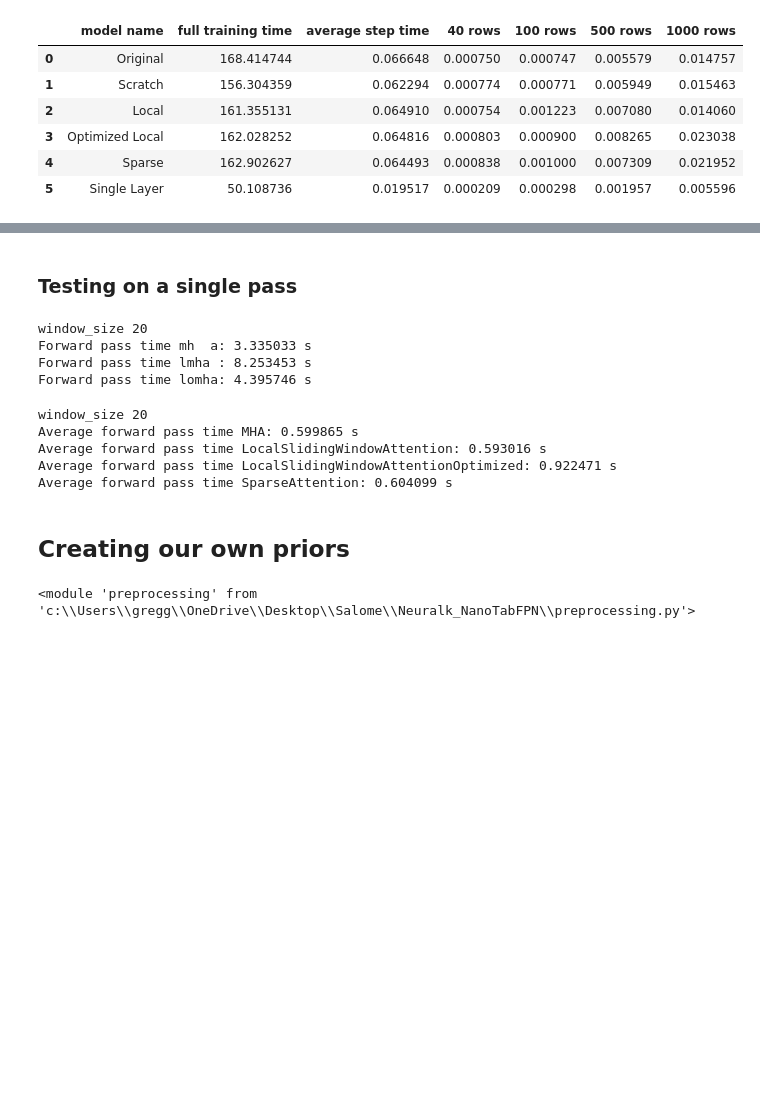
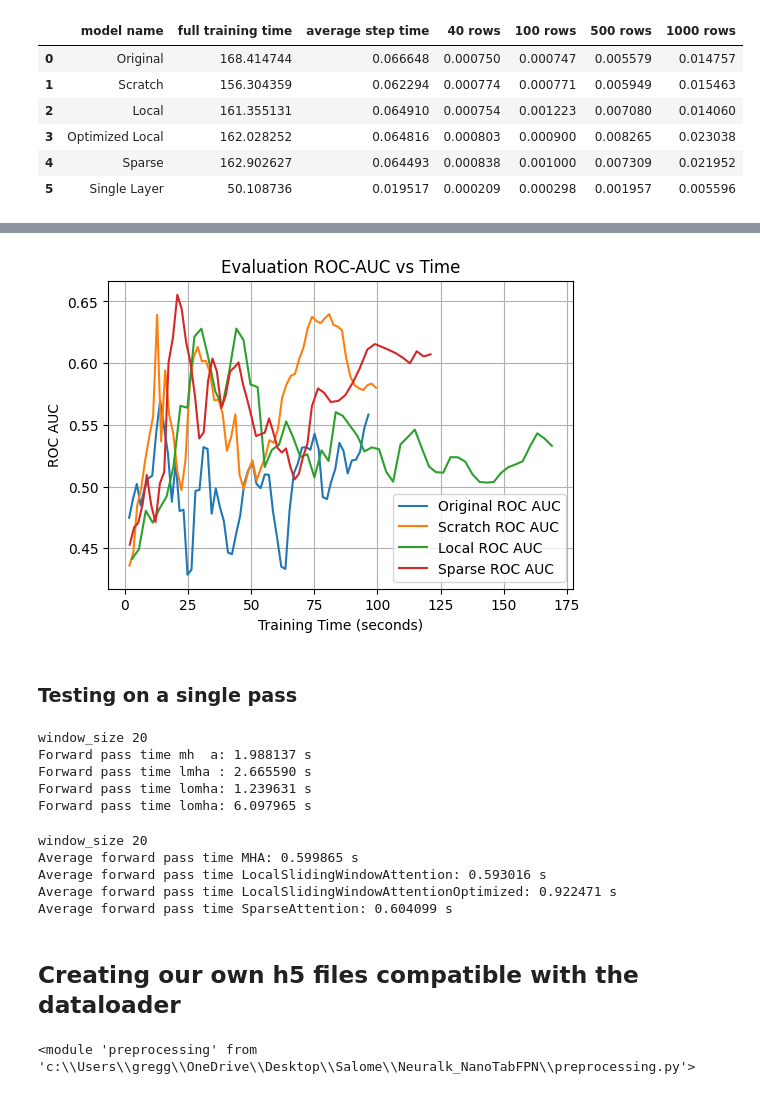
Before and after one commit to sgobbi/Neuralk_NanoTabFPN, a Jupyter notebook: experiment.ipynb, the cells around one changed output, grey strips where cells are left out. Saved outputs shown, nothing was run; the diff lists cells and outputs as text; code cells hidden in the pictures; blank space fills up the shorter version.

```diff
--- a/experiment.ipynb
+++ b/experiment.ipynb
@@ -869,3 +1280,7 @@ merged
+# %%
+plot_metric("ROC vs time", model_histories_coverage_with_mem)
+# %% [output]
+[figure, added]
 # %% [markdown]
 ### Testing on a single pass
 # %%
@@ -887,12 +1302,14 @@ x = torch.randn(B, N, E)
 mha = MultiHeadAttentionFromScratch(E, num_heads= 4 )
 lmha = LocalSlidingWindowAttention(E, num_heads = 4 )
 lomha = LocalSlidingWindowAttentionOptimized(E, num_heads=4)
+emha = EinsteinLocalAttention(E, num_heads = 4)
 
 mha_time = 0
 lmha_time = 0
 lomha_time = 0
+emha_time = 0
 
-for i in range(200):
+for i in range(50):
 
     start = time.time()
     out, attn = mha(x)
@@ -909,14 +1326,21 @@ for i in range(200):
     end_local_optimized = time.time()
     lomha_time += end_local_optimized - start_local_optimized
 
+    start_local_einstein = time.time()
+    out_local_einstein, attn_local_einstein = emha(x)
+    end_local_einstein = time.time()
+    emha_time += end_local_einstein - start_local_einstein
+
 print(f"Forward pass time mh  a: {mha_time:.6f} s")
 print(f"Forward pass time lmha : {lmha_time:.6f} s")
 print(f"Forward pass time lomha: {lomha_time:.6f} s")
+print(f"Forward pass time emha: {emha_time:.6f} s")
 # %% [output]
 window_size 20
-Forward pass time mh  a: 3.335033 s
-Forward pass time lmha : 8.253453 s
-Forward pass time lomha: 4.395746 s
+Forward pass time mh  a: 1.988137 s
+Forward pass time lmha : 2.665590 s
+Forward pass time lomha: 1.239631 s
+Forward pass time lomha: 6.097965 s
 # %%
 import torch
 import time
@@ -970,7 +1394,7 @@ Average forward pass time LocalSlidingWindowAttention: 0.593016 s
 Average forward pass time LocalSlidingWindowAttentionOptimized: 0.922471 s
 Average forward pass time SparseAttention: 0.604099 s
 # %% [markdown]
-## Creating our own priors
+## Creating our own h5 files compatible with the dataloader
 # %%
 import h5py
 import numpy as np
```
Also changed, not shown: parts of 47 cells of this notebook, 23 other files.
